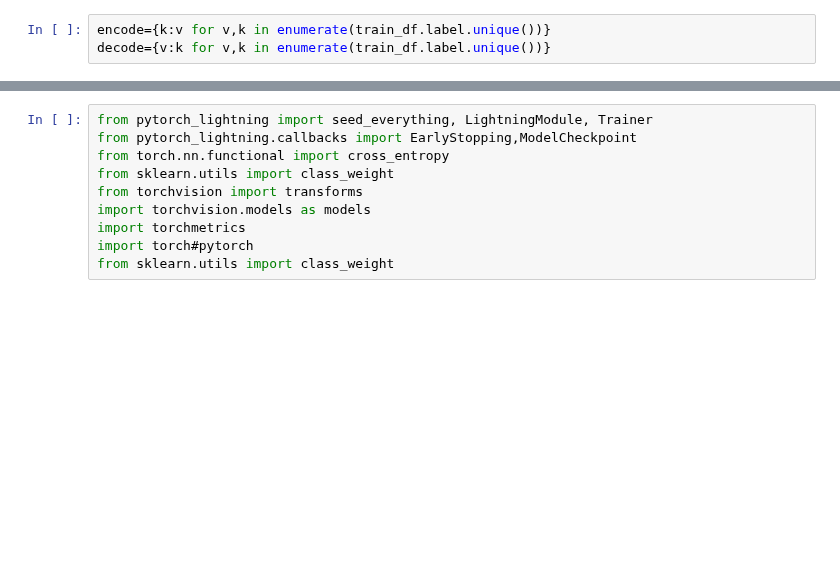
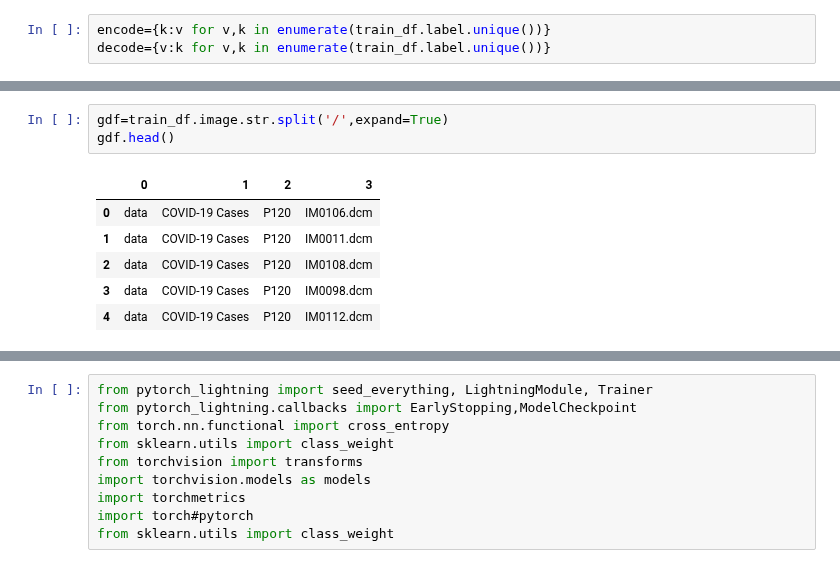
Before and after one commit to talhaanwarch/my_pytorch, a Jupyter notebook: coivd_tpu.ipynb, the cells around one changed output, grey strips where cells are left out. Cells and saved outputs as stored; diff of their text form; blank space fills up the shorter version.

```diff
--- a/coivd_tpu.ipynb
+++ b/coivd_tpu.ipynb
@@ -156,0 +197,10 @@ train_df.head()
+# %%
+gdf=train_df.image.str.split('/',expand=True)
+gdf.head()
+# %% [output]
+|  | 0 | 1 | 2 | 3 |
+| 0 | data | COVID-19 Cases | P120 | IM0106.dcm |
+| 1 | data | COVID-19 Cases | P120 | IM0011.dcm |
+| 2 | data | COVID-19 Cases | P120 | IM0108.dcm |
+| 3 | data | COVID-19 Cases | P120 | IM0098.dcm |
+| 4 | data | COVID-19 Cases | P120 | IM0112.dcm |
```
Also changed, not shown: parts of 15 cells of this notebook.
